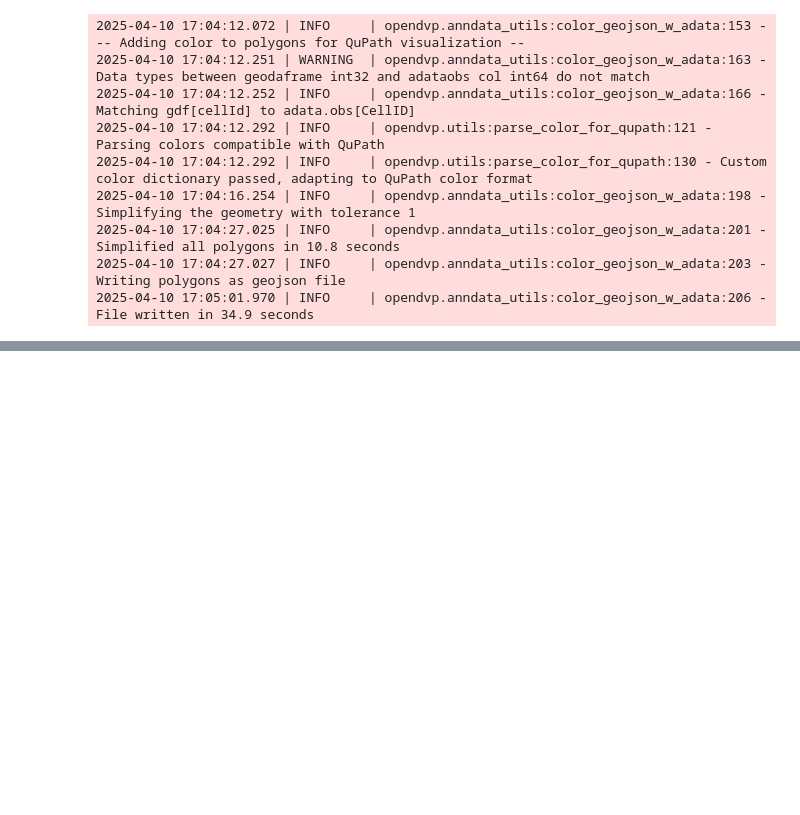
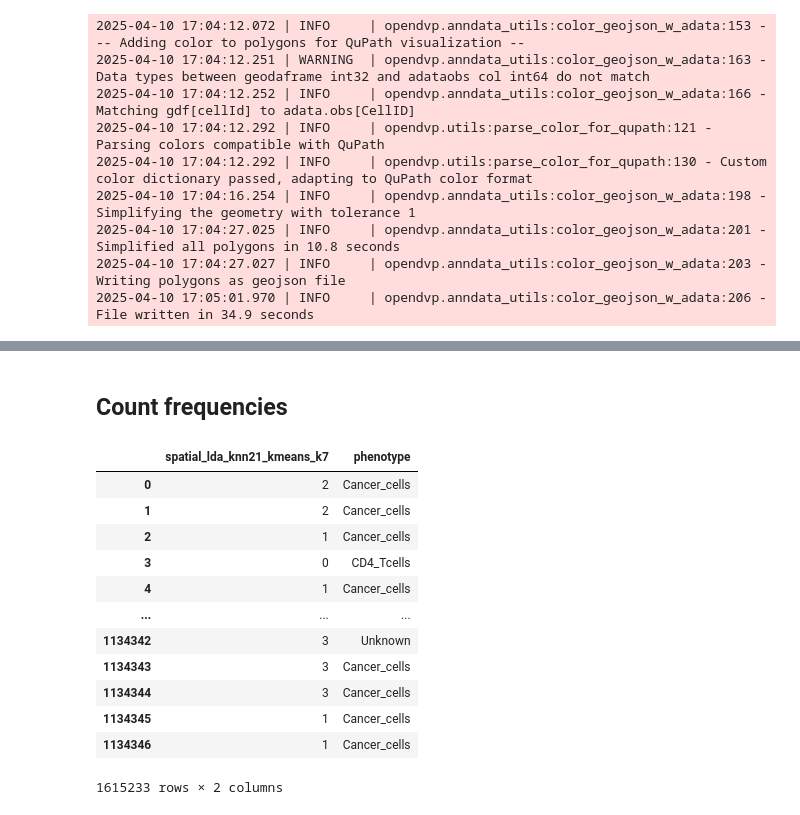
Before and after one commit to josenimo/P26_DA, a Jupyter notebook: nbs/4_CellularNeighborhoods_991_992.ipynb, the cells around one changed output, grey strips where cells are left out. Saved outputs shown, nothing was run; the diff lists cells and outputs as text; code cells hidden in the pictures; blank space fills up the shorter version.

```diff
--- a/nbs/4_CellularNeighborhoods_991_992.ipynb
+++ b/nbs/4_CellularNeighborhoods_991_992.ipynb
@@ -343,0 +464,2 @@ anndata_utils.adataobs_to_voronoi_geojson(
+# %% [markdown]
+## Count frequencies
@@ -343,0 +471,16 @@ anndata_utils.adataobs_to_voronoi_geojson(
+# %%
+df
+# %% [output]
+|  | spatial_lda_knn21_kmeans_k7 | phenotype |
+| 0 | 2 | Cancer_cells |
+| 1 | 2 | Cancer_cells |
+| 2 | 1 | Cancer_cells |
+| 3 | 0 | CD4_Tcells |
+| 4 | 1 | Cancer_cells |
+| ... | ... | ... |
+| 1134342 | 3 | Unknown |
+| 1134343 | 3 | Cancer_cells |
+| 1134344 | 3 | Cancer_cells |
+| 1134345 | 1 | Cancer_cells |
+| 1134346 | 1 | Cancer_cells |
+1615233 rows × 2 columns
```
Also changed, not shown: parts of 21 cells of this notebook, 4 other files.
